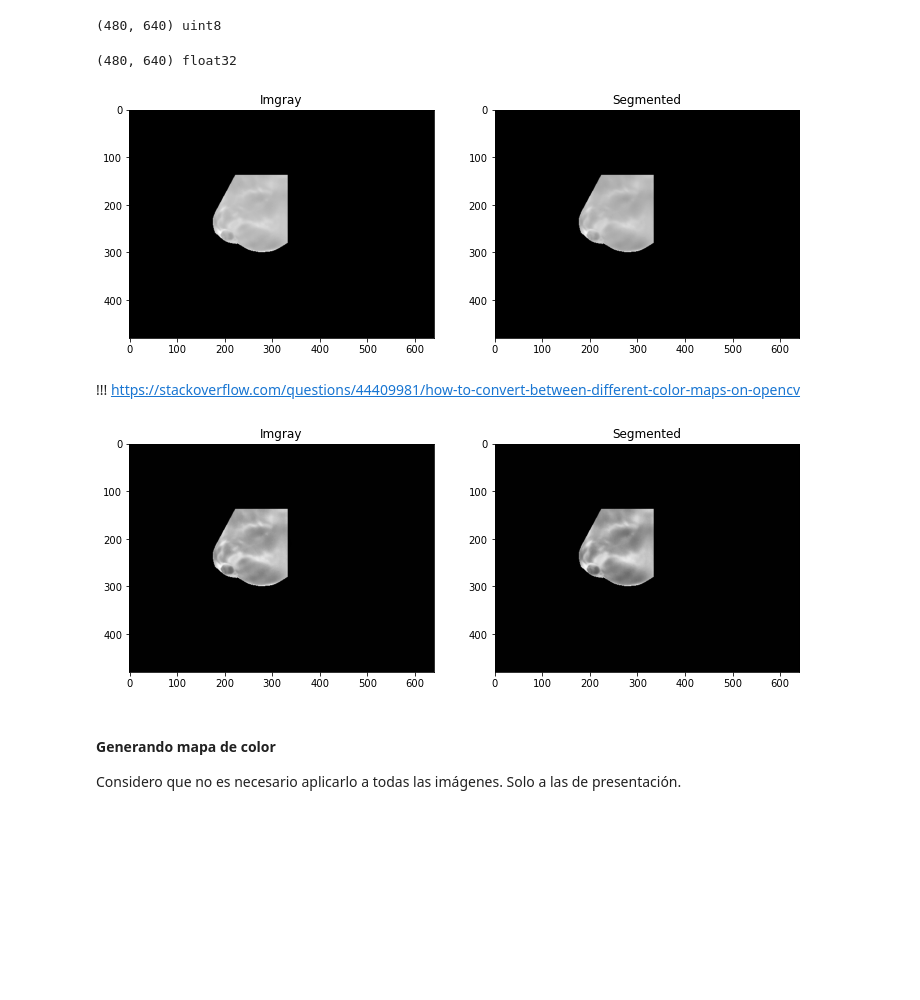
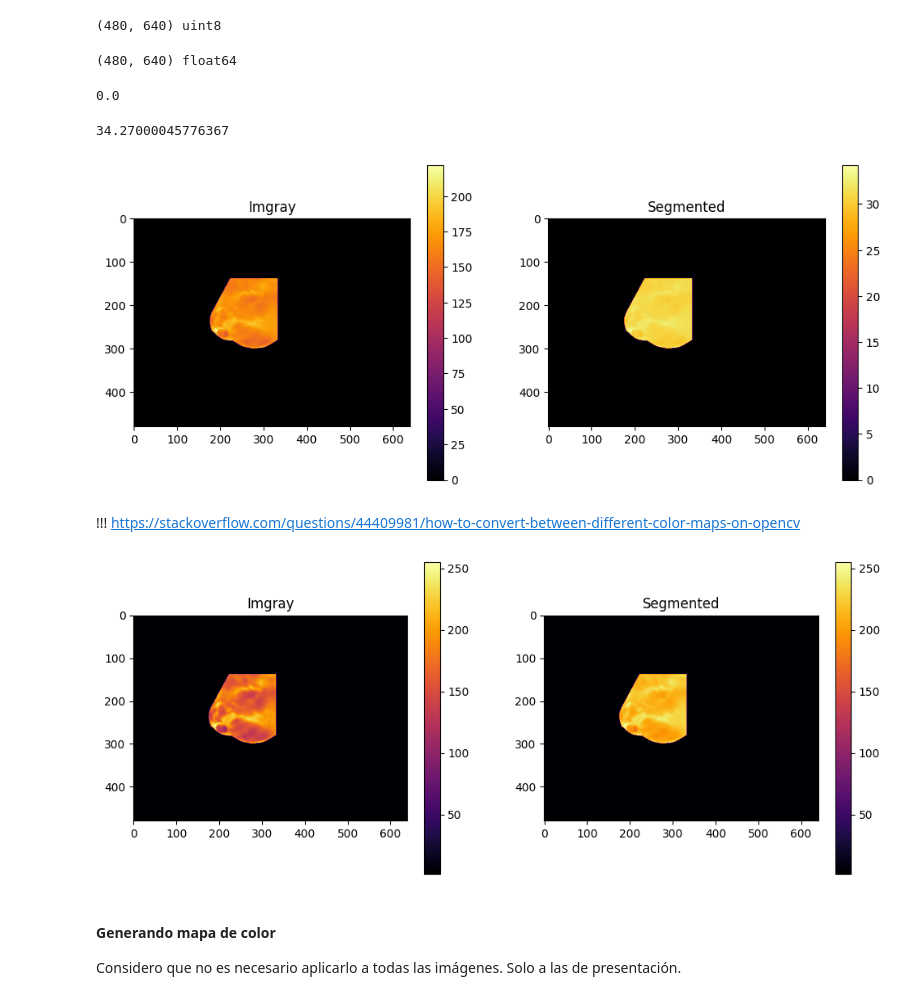
Before and after one commit to guillepinto/Thermal-Imaging-Breast-Cancer-Detection, a Jupyter notebook: notebooks/BreastCancer_Classification.ipynb, the cells around one changed output. Saved outputs shown, nothing was run; the diff lists cells and outputs as text; code cells hidden in the pictures; blank space fills up the shorter version.

```diff
--- a/notebooks/BreastCancer_Classification.ipynb
+++ b/notebooks/BreastCancer_Classification.ipynb
@@ -99,21 +116,32 @@ print(img_gray.shape, img_gray.dtype)
 # %% [output]
 (480, 640) uint8
 # %%
-segmented = img_gray * matrix
+segmented = np.where(img_gray==0, 0, 1)
+segmented = matrix * segmented
 print(segmented.shape, segmented.dtype)
 # %% [output]
-(480, 640) float32
+(480, 640) float64
+# %%
+segmented.min()
+# %% [output]
+0.0
+# %%
+segmented.max()
+# %% [output]
+34.27000045776367
 # %%
 plt.figure(figsize=(12,5))
 plt.subplot(121)
 plt.title("Imgray")
-plt.imshow(img_gray, cmap="gray")
+plt.imshow(img_gray, cmap="inferno")
+plt.colorbar()
 plt.subplot(122)
 plt.title("Segmented")
-plt.imshow(segmented, cmap="gray")
+plt.imshow(segmented, cmap="inferno")
+plt.colorbar()
 plt.show()
 # %% [output]
-[figure, old version]
+[figure, new version]
 # %% [markdown]
 !!! https://stackoverflow.com/questions/44409981/how-to-convert-between-different-color-maps-on-opencv
 # %%
@@ -137,13 +165,15 @@ cl2 = clahe.apply(normed)
 plt.figure(figsize=(12,5))
 plt.subplot(121)
 plt.title("Imgray")
-plt.imshow(cl1, cmap="gray")
+plt.imshow(cl1, cmap="inferno")
+plt.colorbar()
 plt.subplot(122)
 plt.title("Segmented")
-plt.imshow(cl2, cmap="gray")
+plt.imshow(cl2, cmap="inferno")
+plt.colorbar()
 plt.show()
 # %% [output]
-[figure, old version]
+[figure, new version]
 # %% [markdown]
 #### <font color="6600CC">**Generando mapa de color**</font>
 
```
Also changed, not shown: parts of 26 cells of this notebook.
